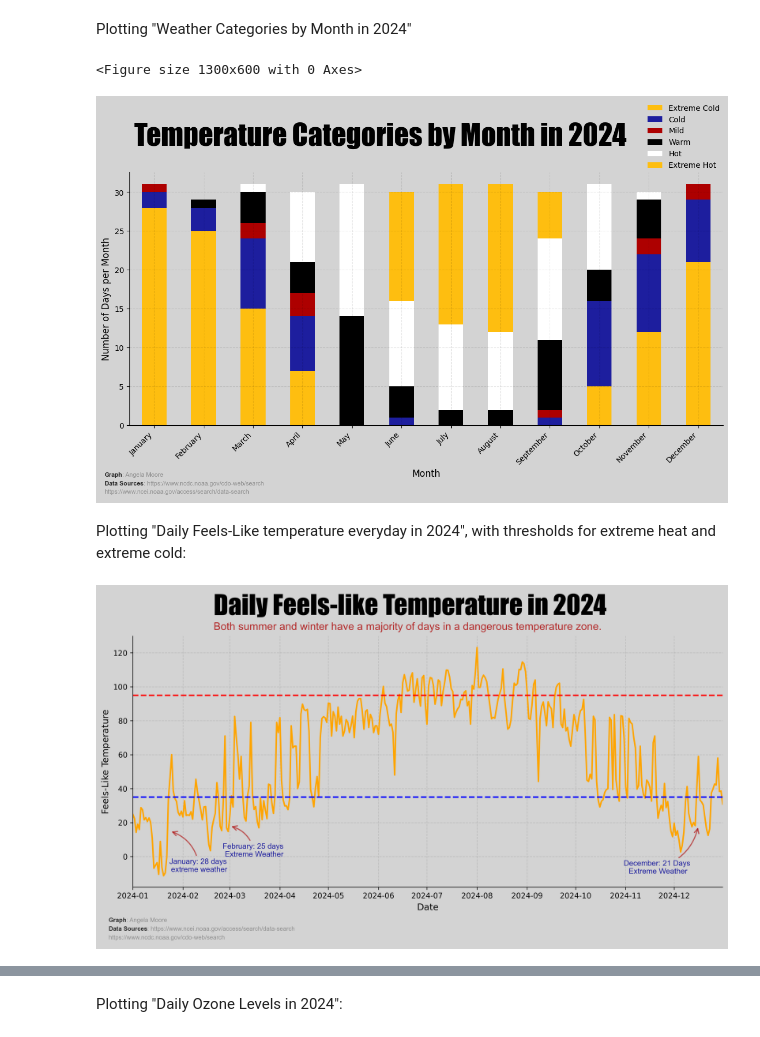
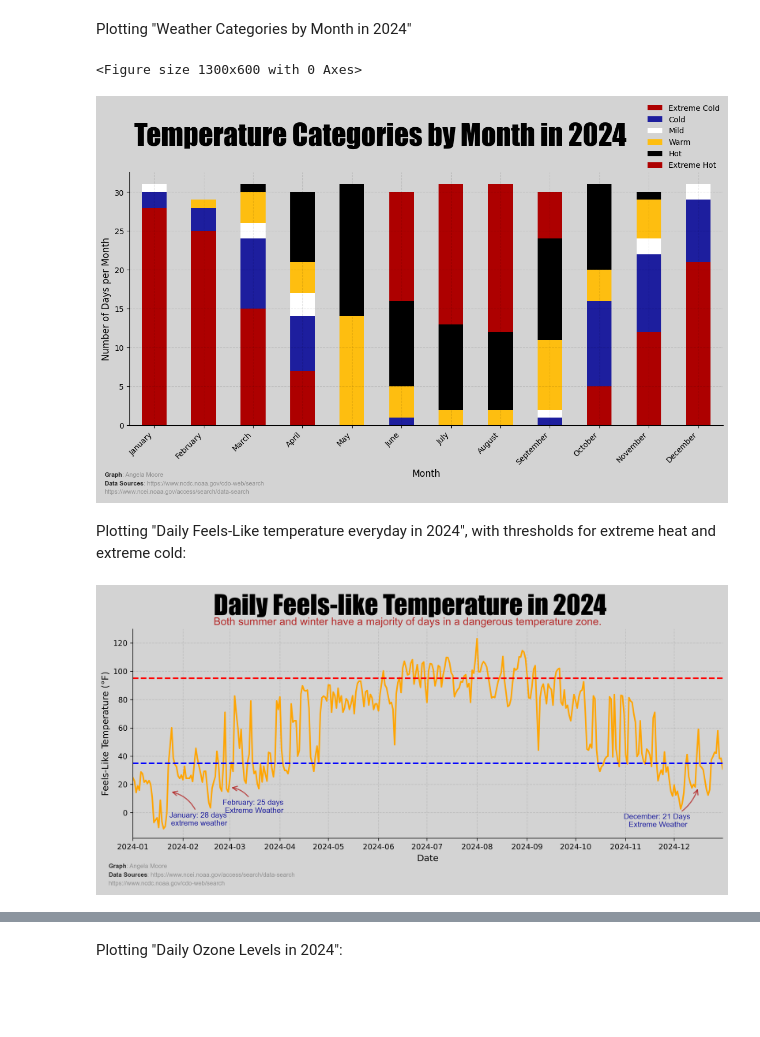
Before and after one commit to Code-You-Contributors/HUD_data_master, a Jupyter notebook: angela/angela.ipynb, the cells around one changed output, grey strips where cells are left out. Saved outputs shown, nothing was run; the diff lists cells and outputs as text; code cells hidden in the pictures; blank space fills up the shorter version.

Commit message:
finished updating plots

```diff
--- a/angela/angela.ipynb
+++ b/angela/angela.ipynb
@@ -1010,7 +845,7 @@ temp_cat_by_month = full_df.groupby(["Month", "Temperature_Category"], observed=
 #custom_colors = ["#111111", x6 colors]
 
 plt.figure(figsize=(13, 6))
-temp_cat_by_month.plot(kind="bar", stacked=True, figsize=(14,6))
+temp_cat_by_month.plot(kind="bar", stacked=True, color = ['#AD0000', '#1D1E9E', '#FFFFFF', '#FEBE10', '#000000', '#AD0000'], figsize=(14,6))
 
 plt.xlabel("Month")
 plt.ylabel("Number of Days per Month")
@@ -1044,28 +879,23 @@ apply_formatter()
 plt.show()
 # %% [output]
 <Figure size 1300x600 with 0 Axes>
-[figure, old version]
+[figure, new version]
 # %% [markdown]
 Plotting "Daily Feels-Like temperature everyday in 2024", with thresholds for extreme heat and extreme cold:
 # %%
 full_df = full_df.sort_values("Date")
 
-#plt.figure(figsize=(13, 6))
-plt.figure(figsize=(14, 6), dpi=300)
+plt.figure(figsize=(14, 5), dpi=300)
 ax = plt.gca()
 plt.plot(full_df["Date"], full_df["Feels_Like"], color="orange")
 plt.margins(x=0)
-#plt.tight_layout()
 
 plt.axhline(95, linestyle="--", color="red", label="Extreme Heat (95)")
 plt.axhline(35, linestyle="--", color="blue", label="Extreme Cold (35)")
 
 plt.xlabel("Date")
-plt.ylabel("Feels-Like Temperature")
-#plt.title("Daily Feels-Like Temperature in 2024")
-#plt.show()
+plt.ylabel("Feels-Like Temperature (°F)")
 
-#ax.set_ylim(-35, 130)
 
 x_min = full_df["Date"].min()
 delta = pd.Timedelta(days =50)
@@ -1079,7 +909,7 @@ s = "Both summer and winter have a majority of days in a dangerous temperature z
 ax_text(x=x_footer, y=138, s=s, fontfamily='arial', size=14, ha="left", color="#AD0000", alpha=0.8)
 
 
-# # Annotation arrow
+# # Annotation arrow for January 28 days extreme weather
 x_min = full_df["Date"].min()
 delta = pd.Timedelta(days = 23)
 gamma = pd.Timedelta(days = 41)
@@ -1104,7 +934,7 @@ ax.annotate(
     )
 )
 
-# Annotation arrow
+# Annotation arrow for February 25 days extreme weather
 x_min = full_df["Date"].min()
 delta = pd.Timedelta(days = 60)
 gamma = pd.Timedelta(days = 75)
@@ -1129,7 +959,7 @@ ax.annotate(
     )
 )
 
-# # Annotation arrow
+# # Annotation arrow for December 21 days extreme weather
 x_min = full_df["Date"].min()
 delta = pd.Timedelta(days = 350)
 gamma = pd.Timedelta(days = 325)
@@ -1153,31 +983,31 @@ ax.annotate(
         alpha=0.6,
     )
 )
 
 x_min = full_df["Date"].min()
 delta = pd.Timedelta(days =15)
 x_footer = x_min - delta
 s = "<Graph>: Angela Moore    \n<Data Sources>: https://www.ncei.noaa.gov/access/search/data-search \nhttps://www.ncdc.noaa.gov/cdo-web/search"
 ax_text(
     x= x_footer,
     y=-36,
     s=s,
     fontfamily='Arial',
     size=8,
     color='grey',
     ha="left",
     alpha=0.8,
     highlight_textprops=[
         {"weight": "bold", "color": "black"},
         {"weight": "bold", "color": "black"}
     ]
 )
 
 # Format axes
 apply_formatter()
 
 
 #print(ax.get_ylim())
 plt.show()
 # %% [output]
-[figure, old version]
+[figure, new version]
```
Also changed, not shown: parts of 38 cells of this notebook.
